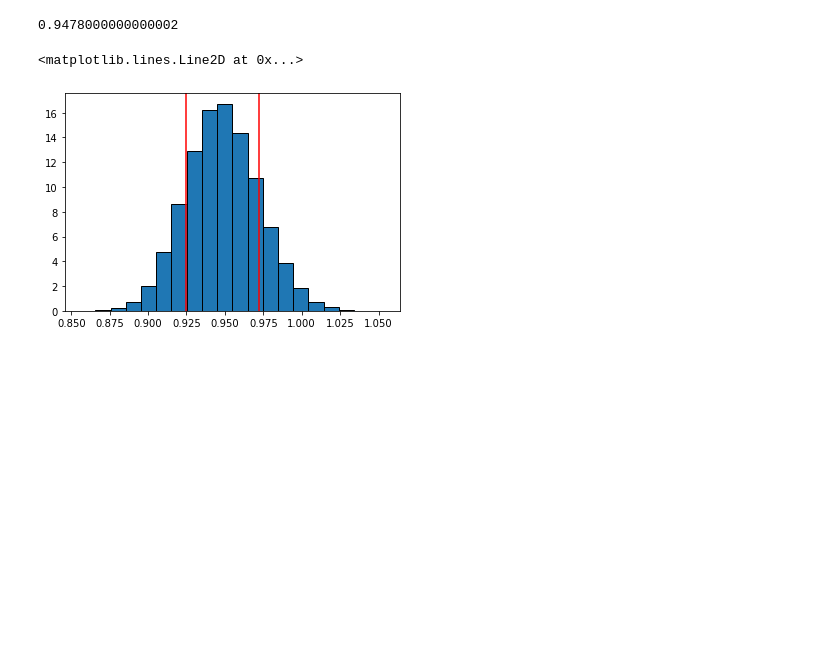
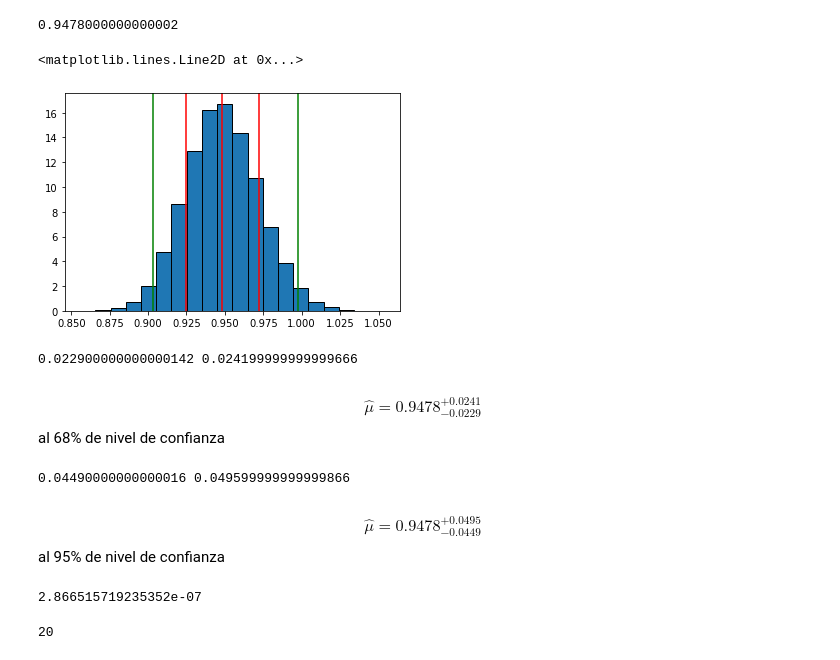
Before and after one commit to florez/Estadistica_Herramientas, a Jupyter notebook: Sesion6/Bootstrapping.ipynb, the cells around one changed output. Cells and saved outputs as stored; diff of their text form; code cells hidden in the pictures; blank space fills up the shorter version.

```diff
--- a/Sesion6/Bootstrapping.ipynb
+++ b/Sesion6/Bootstrapping.ipynb
@@ -37,12 +38,45 @@ print(mean)
 0.9478000000000002
 # %%
 q = np.quantile( a = ValoresMedios, q=[0.16,0.84] )
+q1 = np.quantile( a = ValoresMedios, q=[0.023,0.977] )
 # %%
 plt.hist(ValoresMedios, bins=20, density=True, ec='k');
+plt.axvline(x = mean, color='r' )
 plt.axvline(x =q[0], color='r' )
 plt.axvline(x =q[1], color='r' )
+plt.axvline(x =q1[0], color='g' )
+plt.axvline(x =q1[1], color='g' )
 # %% [output]
 <matplotlib.lines.Line2D at 0x...>
-[figure, old version]
+[figure, new version]
+# %%
+error_inf = mean-q[0]
+error_sup = q[1] - mean
+print(error_inf,error_sup)
+# %% [output]
+0.022900000000000142 0.024199999999999666
+# %% [markdown]
+$$ \hat{\mu} = 0.9478_{-0.0229}^{+0.0241} $$ al 68% de nivel de confianza
+# %%
+error_inf = mean-q1[0]
+error_sup = q1[1] - mean
+print(error_inf,error_sup)
+# %% [output]
+0.04490000000000016 0.049599999999999866
+# %% [markdown]
+$$ \hat{\mu} = 0.9478_{-0.0449}^{+0.0495} $$ al 95% de nivel de confianza
+# %%
+1 - norm.cdf(5)
+# %% [output]
+2.866515719235352e-07
 # %%
 file = '../Data/Sesion6/MinimosCuadratico.txt'
+# %%
+data = np.loadtxt(file)
+#print(data)
+x = data[:,0]
+y = data[:,1]
+N = len(x)
+print(N)
+# %% [output]
+20
```
Also changed, not shown: parts of 16 cells of this notebook.
